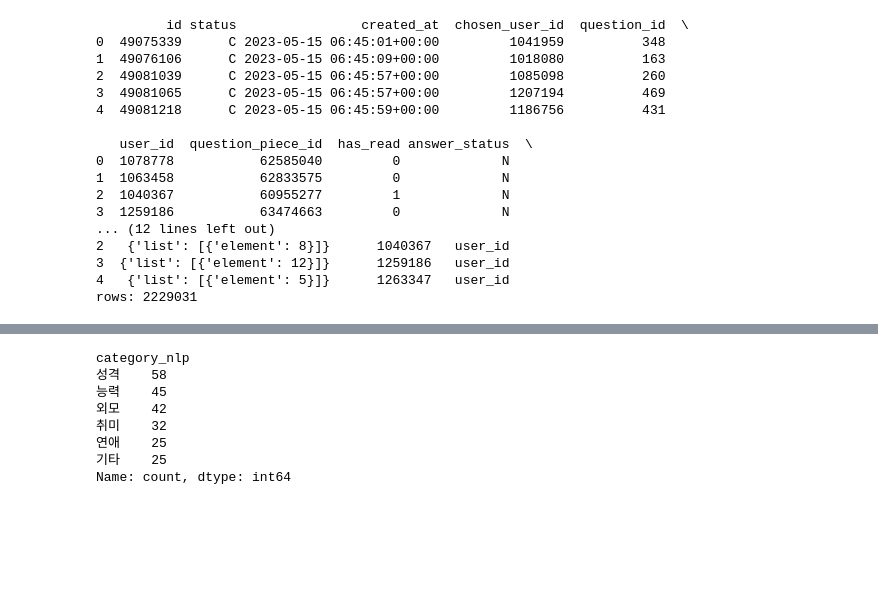
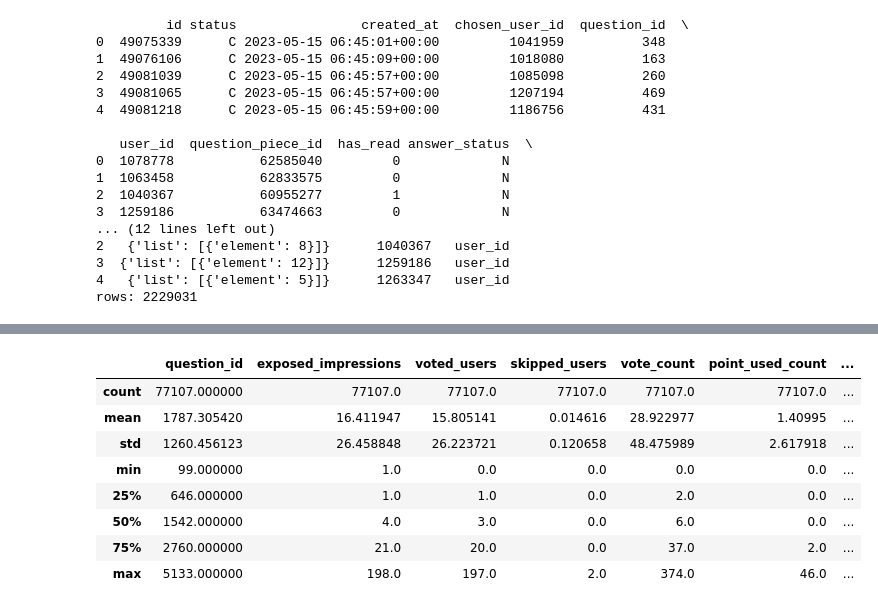
Before and after one commit to goheejieuri/final_project_team3, a Jupyter notebook: eunji.ipynb, the cells around one changed output, grey strips where cells are left out. Drawn from its saved outputs; the diff is of its cells as text; code cells hidden in the pictures; blank space fills up the shorter version.

```diff
--- a/eunji.ipynb
+++ b/eunji.ipynb
@@ -1867,14 +1867,15 @@ rows: 227
-# %%
-df["category_nlp"].value_counts()
-# %% [output]
-category_nlp
-성격    58
-능력    45
-외모    42
-취미    32
-연애    25
-기타    25
-Name: count, dtype: int64
+# %%
+df.describe()
+# %% [output]
+|  | question_id | exposed_impressions | voted_users | skipped_users | vote_count | point_used_count | ... |
+| count | 77107.000000 | 77107.0 | 77107.0 | 77107.0 | 77107.0 | 77107.0 | ... |
+| mean | 1787.305420 | 16.411947 | 15.805141 | 0.014616 | 28.922977 | 1.40995 | ... |
+| std | 1260.456123 | 26.458848 | 26.223721 | 0.120658 | 48.475989 | 2.617918 | ... |
+| min | 99.000000 | 1.0 | 0.0 | 0.0 | 0.0 | 0.0 | ... |
+| 25% | 646.000000 | 1.0 | 1.0 | 0.0 | 2.0 | 0.0 | ... |
+| 50% | 1542.000000 | 4.0 | 3.0 | 0.0 | 6.0 | 0.0 | ... |
+| 75% | 2760.000000 | 21.0 | 20.0 | 0.0 | 37.0 | 2.0 | ... |
+| max | 5133.000000 | 198.0 | 197.0 | 2.0 | 374.0 | 46.0 | ... |
 # %%
 df.sort_values(by="vote_count", ascending=False).head(10)
 # %% [output]
```
Also changed, not shown: parts of 1 cell of this notebook, 3 other files.
